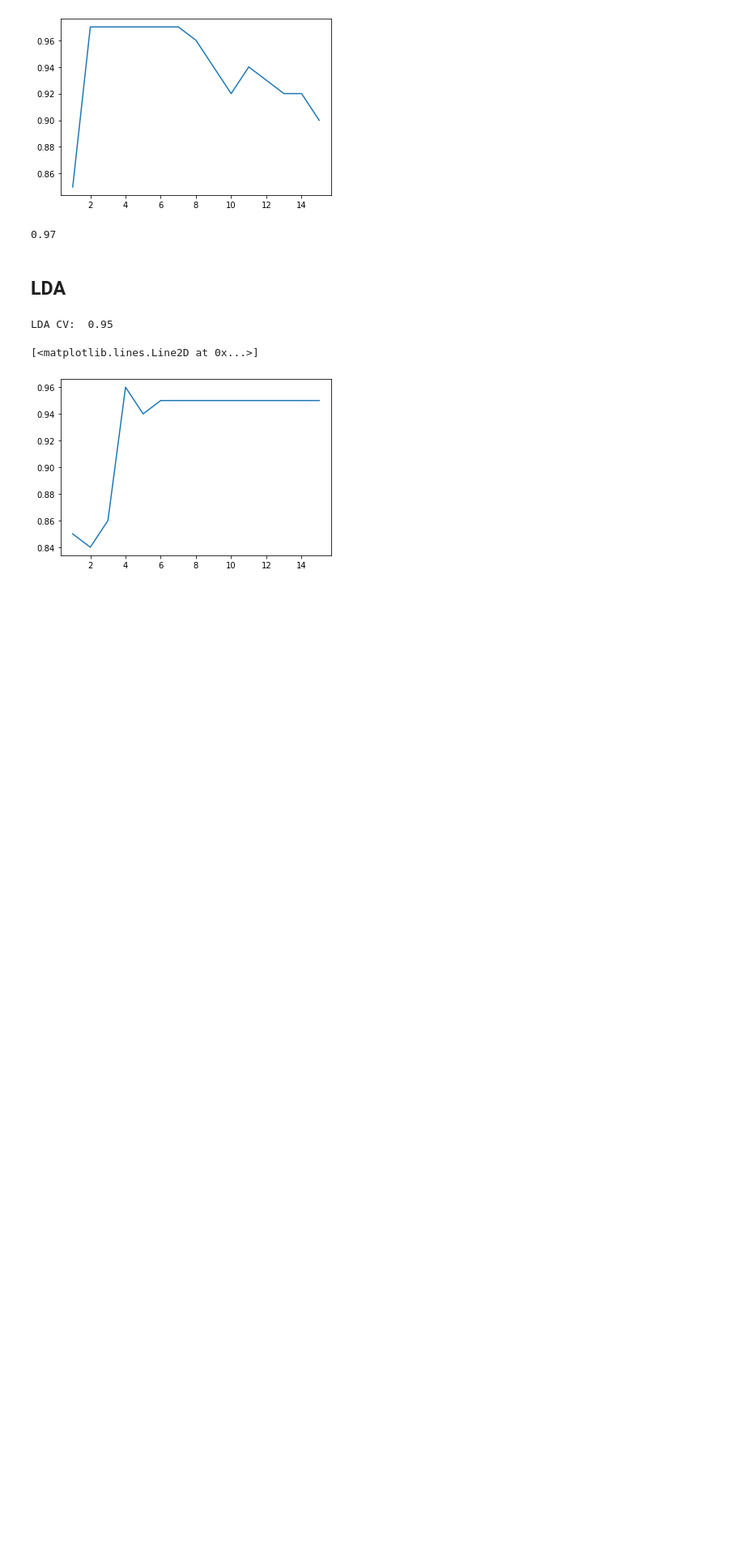
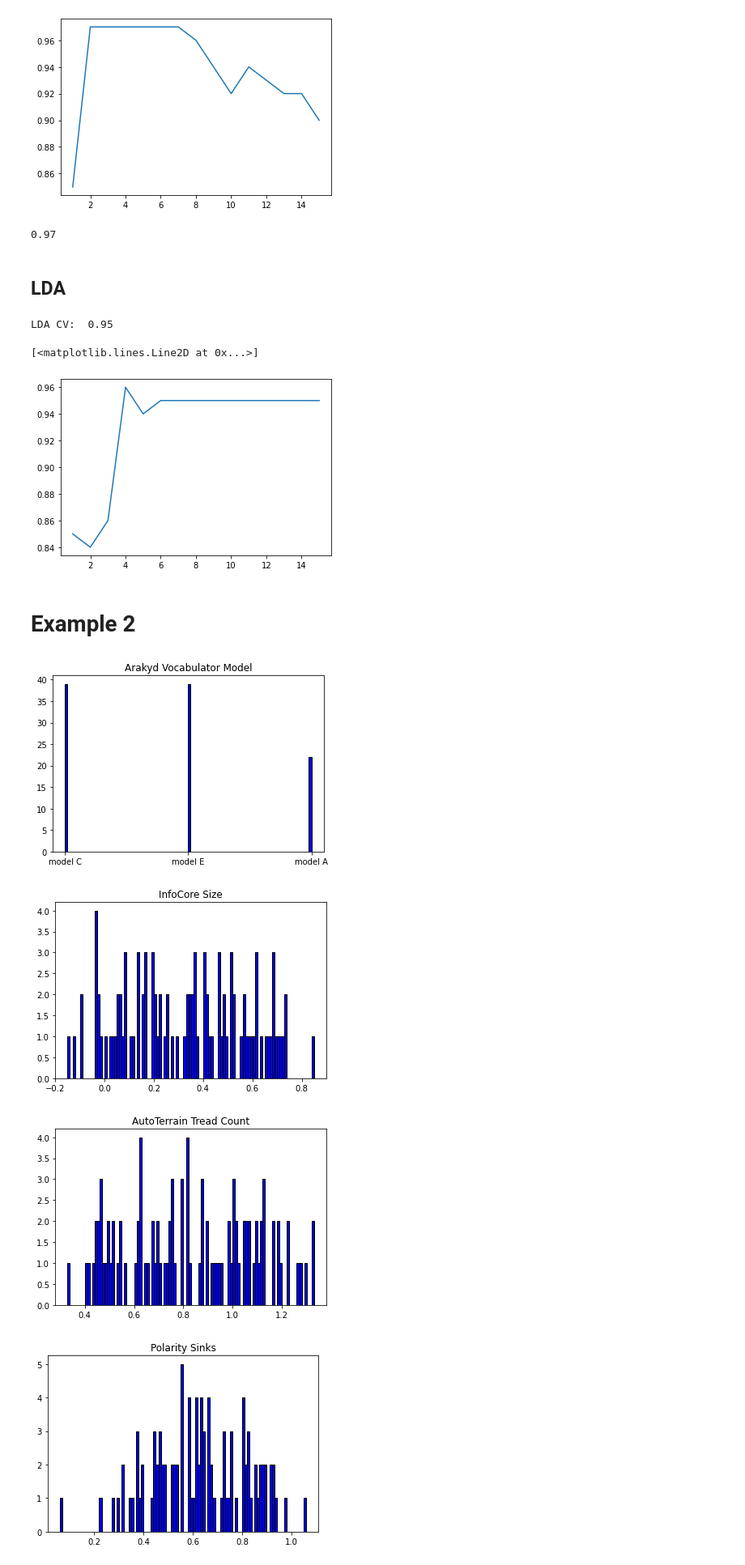
Before and after one commit to mclovin911/SI649RoboGame, a Jupyter notebook: ML.ipynb, the cells around one changed output. Shown: that part at 81% size. Cells and saved outputs as stored; diff of their text form; code cells hidden in the pictures; blank space fills up the shorter version.

```diff
--- a/ML.ipynb
+++ b/ML.ipynb
@@ -14,0 +18,40 @@ from sklearn.ensemble import RandomForestClassifier
+# %%
+def to_dummy(df, col):
+
+    enc = OneHotEncoder(handle_unknown='ignore')
+
+    temp = pd.DataFrame(
+        data=enc.fit_transform(
+            df[[col]]
+        ).toarray(),
+        columns=enc.categories_,
+    )
+
+    del df[col]
+    return pd.concat([df, temp], axis=1)
+
+def model_fit(model, grid_param, train_X, train_Y):
+    gd_sr = GridSearchCV(estimator=model,
+                     param_grid=grid_param,
+                     cv=5,
+                     n_jobs=-1)
+    gd_sr.fit(train_X, train_Y)
+    print('This model best CV score is {0}.\n'.format(gd_sr.best_score_))
+    return gd_sr.best_params_, gd_sr.best_score_
+
+def productivity_data(df):
+    exist_robots_productivity = df.iloc[:100, -11:]
+    for i in range(11):
+        fig, ax = plt.subplots()
+        ax.hist(
+            exist_robots_productivity[exist_robots_productivity.columns[i]],
+            color = 'blue', edgecolor = 'black', bins = 100)
+        ax.set_title(exist_robots_productivity.columns[i])
+    exist_robots_productivity = to_dummy(exist_robots_productivity, 'Arakyd Vocabulator Model')
+    exist_robots_productivity = to_dummy(exist_robots_productivity, 'Axial Piston Model')
+    exist_robots_productivity = to_dummy(exist_robots_productivity, 'Nanochip Model')
+
+    X = exist_robots_productivity.loc[:, exist_robots_productivity.columns != 'Productivity'].values
+    Y = exist_robots_productivity.Productivity.values
+
+    return X, Y
@@ -269,3 +243,14 @@ plt.plot(np.abs(param_num), score)
 # %% [output]
 [<matplotlib.lines.Line2D at 0x...>]
 [figure]
+# %% [markdown]
+# Example 2
+# %%
+ex2 = pd.read_csv('./robogame-v0.5/server/example2/examplematch2.robotdata.csv')
+X, Y = productivity_data(ex2)
+class_Y = [1 if x > 0 else 0 for x in Y]
+# %% [output]
+[figure, added]
+[figure, added]
+[figure, added]
+[figure, added]
```
Also changed, not shown: parts of 38 cells of this notebook.
